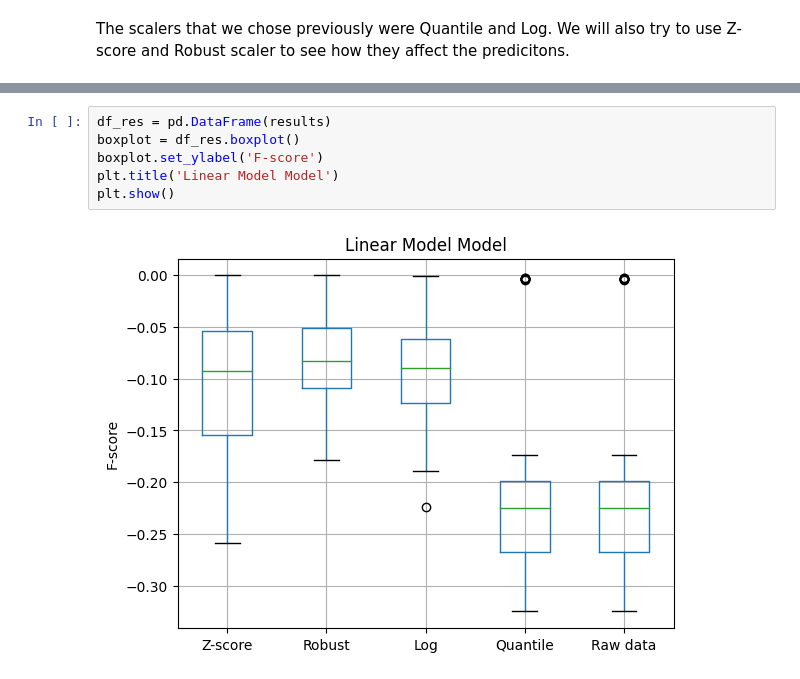
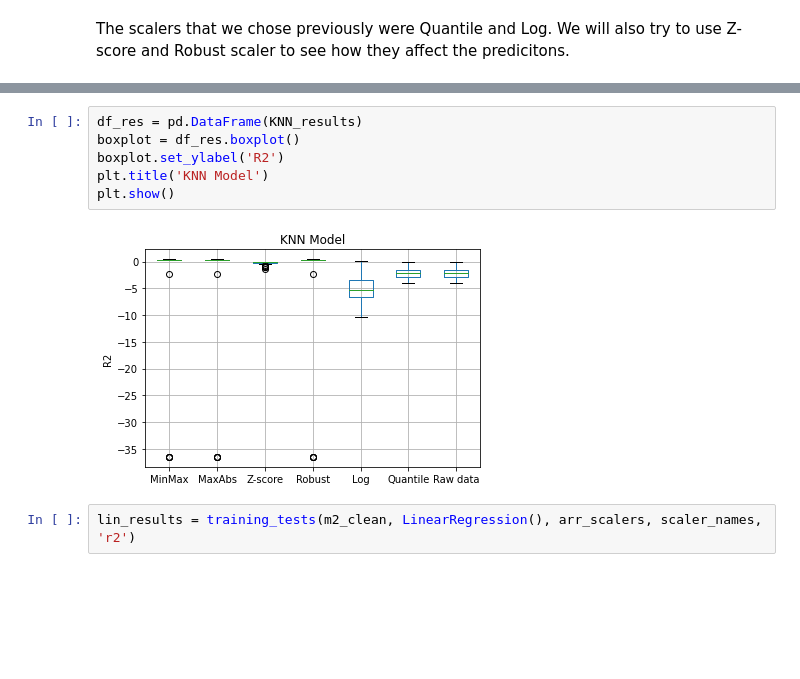
Before and after one commit to dchicasduena/COMP3400_Project, a Jupyter notebook: Iteration 2/Project2.ipynb, the cells around one changed output, grey strips where cells are left out. Cells and saved outputs as stored; diff of their text form; blank space fills up the shorter version.

Commit message:
Have replaced classifiers with regressors and made a function for testing and plotting different models

```diff
--- a/Iteration 2/Project2.ipynb
+++ b/Iteration 2/Project2.ipynb
@@ -341,8 +369,10 @@ results['Raw data'] = scores
 # %%
-df_res = pd.DataFrame(results)
+df_res = pd.DataFrame(KNN_results)
 boxplot = df_res.boxplot()
-boxplot.set_ylabel('F-score')
-plt.title('Linear Model Model')
+boxplot.set_ylabel('R2')
+plt.title('KNN Model')
 plt.show()
 # %% [output]
-[figure, old version]
+[figure, new version]
+# %%
+lin_results = training_tests(m2_clean, LinearRegression(), arr_scalers, scaler_names, 'r2')
```
Also changed, not shown: parts of 16 cells of this notebook.
